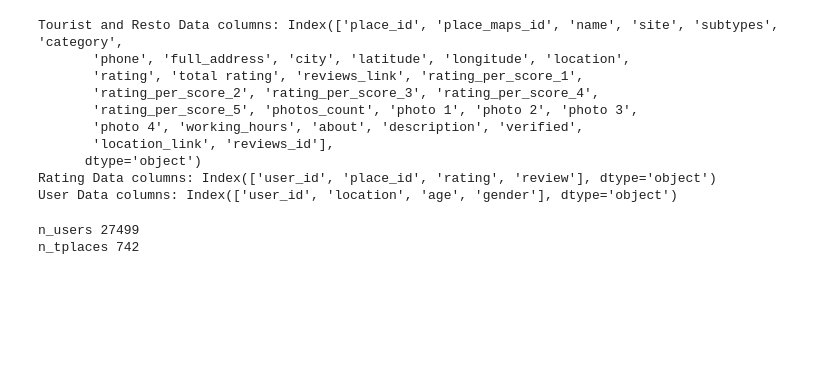
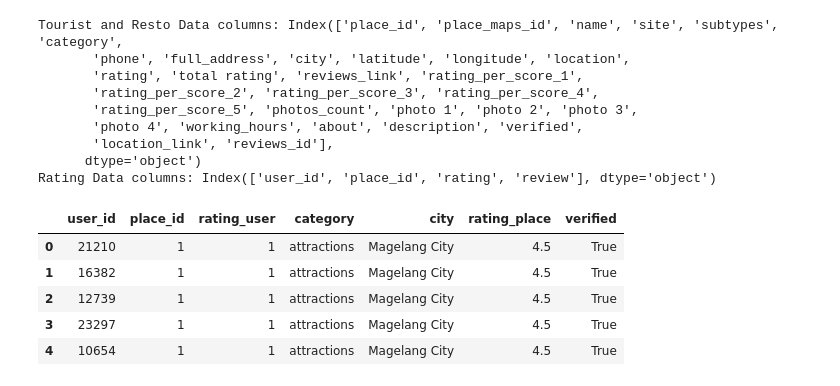
Before and after one commit to Topofajar/Travt_Recommendation-System, a Jupyter notebook: model/ML_Collaborative_Filtering.ipynb, the cells around one changed output. Saved outputs shown, nothing was run; the diff lists cells and outputs as text; code cells hidden in the pictures; blank space fills up the shorter version.

```diff
--- a/model/ML_Collaborative_Filtering.ipynb
+++ b/model/ML_Collaborative_Filtering.ipynb
@@ -19,7 +47,6 @@ user_data = pd.read_csv("https://raw.githubusercontent.com/Topofajar/Travt_Recom
 # Check columns
 print("Tourist and Resto Data columns:", tourist_resto_data.columns)
 print("Rating Data columns:", rating_data.columns)
-print("User Data columns:", user_data.columns)
 # %% [output]
 Tourist and Resto Data columns: Index(['place_id', 'place_maps_id', 'name', 'site', 'subtypes', 'category',
        'phone', 'full_address', 'city', 'latitude', 'longitude', 'location',
@@ -30,39 +57,20 @@ Tourist and Resto Data columns: Index(['place_id', 'place_maps_id', 'name', 'sit
        'location_link', 'reviews_id'],
       dtype='object')
 Rating Data columns: Index(['user_id', 'place_id', 'rating', 'review'], dtype='object')
-User Data columns: Index(['user_id', 'location', 'age', 'gender'], dtype='object')
-# %%
-# Ensure columns are correctly named
-if 'place_id' in tourist_resto_data.columns:
-    tourist_resto_data.rename(columns={'place_id': 'place_id'}, inplace=True)
-
-# Merge datasets
-merged_data = pd.merge(rating_data, tourist_resto_data, on='place_id')
-merged_data = pd.merge(merged_data, user_data, on='user_id')
-
-# Select relevant columns
-merged_data = merged_data[['user_id', 'place_id', 'rating_x', 'latitude', 'longitude']]
-
-# Rename columns for clarity
-merged_data.columns = ['user_id', 'place_id', 'rating', 'latitude', 'longitude']
-
-# Create mappings for user and place IDs
-user_id_map = {id_: i for i, id_ in enumerate(merged_data['user_id'].unique())}
-place_id_map = {id_: i for i, id_ in enumerate(merged_data['place_id'].unique())}
-
-# Map user and place IDs to integers
-merged_data['user_id'] = merged_data['user_id'].map(user_id_map)
-merged_data['place_id'] = merged_data['place_id'].map(place_id_map)
-
-# Split data into training and testing sets
-train, test = train_test_split(merged_data, test_size=0.2, random_state=42)
-
-# Number of unique users and places
-n_users = len(user_id_map)
-n_places = len(place_id_map)
-
-print('n_users', n_users)
-print('n_places', n_places)
-# %% [output]
-n_users 27499
-n_tplaces 742
+# %%
+# Merge datasets
+merged_data = pd.merge(rating_data, tourist_resto_data, on='place_id')
+
+# Select relevant columns
+merged_data = merged_data[['user_id', 'place_id', 'rating_x', 'category', 'city', 'rating_y', 'verified']]
+
+# Rename columns for clarity
+merged_data.columns = ['user_id', 'place_id', 'rating_user', 'category', 'city', 'rating_place', 'verified']
+merged_data.head(5)
+# %% [output]
+|  | user_id | place_id | rating_user | category | city | rating_place | verified |
+| 0 | 21210 | 1 | 1 | attractions | Magelang City | 4.5 | True |
+| 1 | 16382 | 1 | 1 | attractions | Magelang City | 4.5 | True |
+| 2 | 12739 | 1 | 1 | attractions | Magelang City | 4.5 | True |
+| 3 | 23297 | 1 | 1 | attractions | Magelang City | 4.5 | True |
+| 4 | 10654 | 1 | 1 | attractions | Magelang City | 4.5 | True |
```
Also changed, not shown: parts of 29 cells of this notebook.
